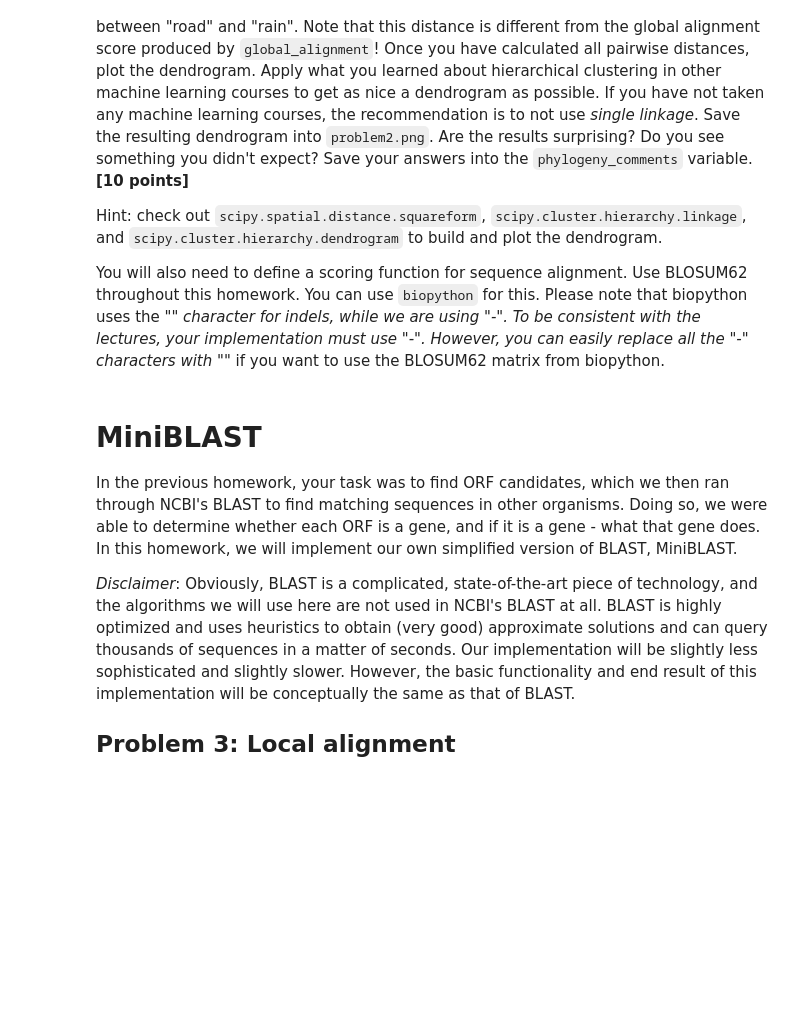
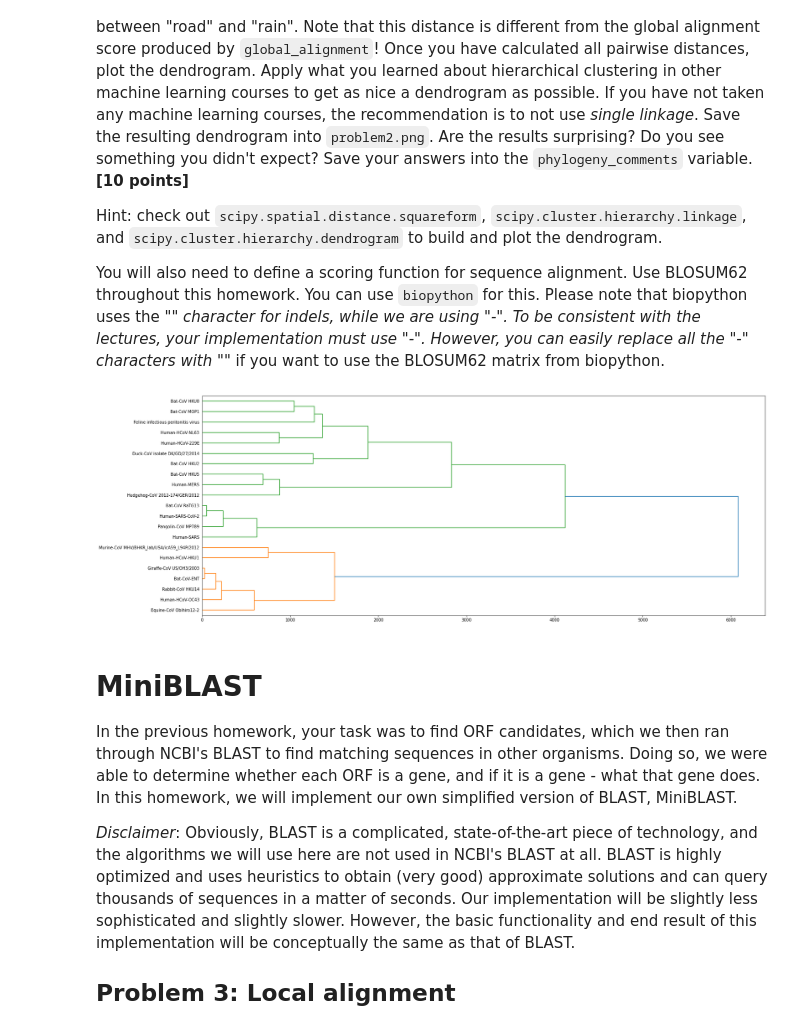
Before and after one commit to mmarolt/UB-homework-2, a Jupyter notebook: homework-2.ipynb, the cells around one changed output. Drawn from its saved outputs; the diff is of its cells as text; code cells hidden in the pictures; blank space fills up the shorter version.

Commit message:
solved problems 1-4 and first bonus problem

```diff
--- a/homework-2.ipynb
+++ b/homework-2.ipynb
@@ -8,7 +14,7 @@ import sys; sys.path.append(".")
 # %% [markdown]
 Let's let the nice folks at NCBI know who we are.
 # %%
-Entrez.email = "<your email>@fri.uni-lj.si"
+Entrez.email = "mm7522@fri.uni-lj.si"
 # %% [markdown]
 # Phylogenetic analysis of coronaviruses
 
@@ -76,3 +95,40 @@ Did you notice anything interesting?
+# %%
+blosum62 = substitution_matrices.load("BLOSUM62")
+
+def my_blosum62(char1, char2):
+    if char1 == '-':
+        char1 = '*'
+
+    if char2 == '-':
+        char2 = '*'
+    return blosum62[(char1, char2)]
+
+hamming = []
+if path.exists("hamming.pickle"):
+    with open('hamming.pickle', 'rb') as handle:
+        hamming = pickle.load(handle)
+else:
+    hamming = [0] * len(spike_regions)
+    for i, protein1 in enumerate(spike_regions):
+        hamming[i] = [0] * len(spike_regions)
+        for j, protein2 in enumerate(spike_regions):
+            aligned1, aligned2, score = global_alignment(spike_regions[protein1][0], spike_regions[protein2][0], my_blosum62)
+            hamming[i][j] = sum(a != b for a, b in zip(aligned1, aligned2))
+    with open('hamming.pickle', 'wb') as handle:
+        pickle.dump(hamming, handle, protocol=pickle.HIGHEST_PROTOCOL)
+
+my_linkage = linkage(hamming, 'ward')
+my_figure = plt.figure(figsize=(25, 10))
+my_dendrogram = dendrogram(my_linkage, labels=list(spike_regions.keys()), orientation='right')
+plt.savefig('problem2.png')
+
+phylogeny_comments = """
+There were a lot of news in media about researchers who have found that coronavirus originates from bats.
+It is pretty obvious why they think so, if we check the results.
+We can see that 4 bat viruses are closely related to human virus.
+"""
+# %% [output]
+[figure, added]
 # %% [markdown]
 # MiniBLAST
 
```
Also changed, not shown: parts of 13 cells of this notebook, 2 other files.
